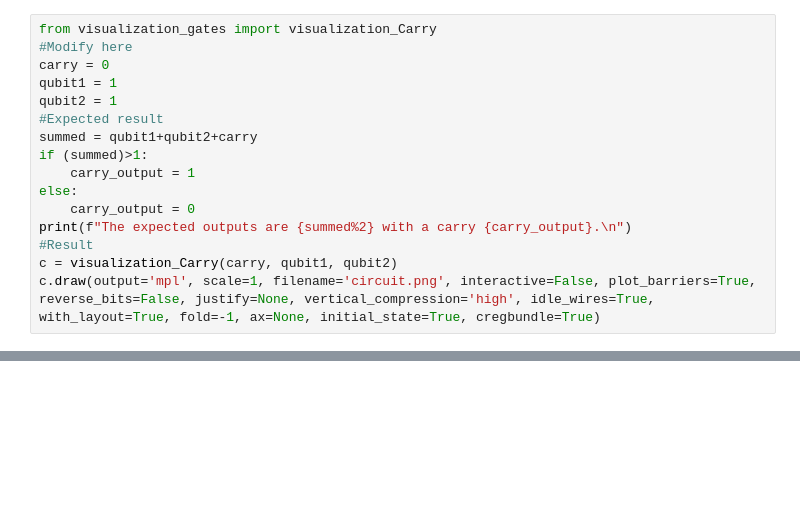
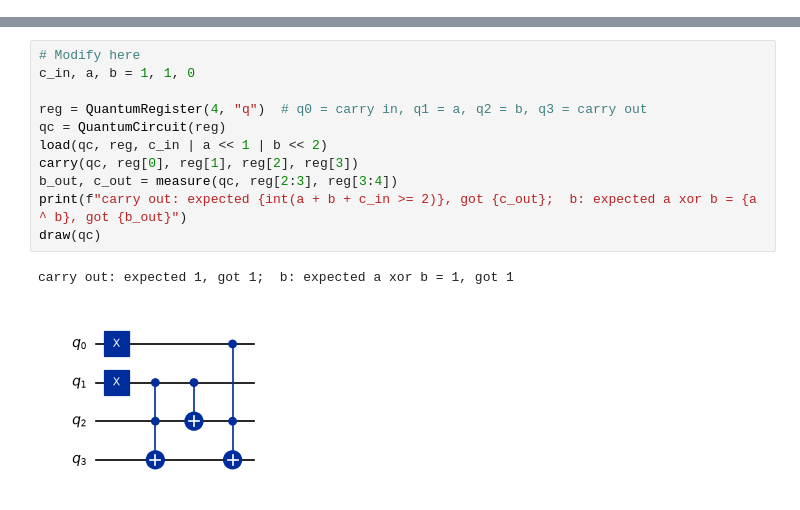
Before and after one commit to maxhant/shor_algorithm_qiskit, a Jupyter notebook: Project_visualization.ipynb, the cells around one changed output, grey strips where cells are left out. Drawn from its saved outputs; the diff is of its cells as text; blank space fills up the shorter version.

```diff
--- a/Project_visualization.ipynb
+++ b/Project_visualization.ipynb
@@ -55,16 +0,0 @@ The corresponding circuit is also represented.
-# %%
-from visualization_gates import visualization_Carry
-#Modify here
-carry = 0
-qubit1 = 1
-qubit2 = 1
-#Expected result
-summed = qubit1+qubit2+carry
-if (summed)>1:
-    carry_output = 1
-else:
-    carry_output = 0
-print(f"The expected outputs are {summed%2} with a carry {carry_output}.\n")
-#Result
-c = visualization_Carry(carry, qubit1, qubit2)
-c.draw(output='mpl', scale=1, filename='circuit.png', interactive=False, plot_barriers=True, reverse_bits=False, justify=None, vertical_compression='high', idle_wires=True, with_layout=True, fold=-1, ax=None, initial_state=True, cregbundle=True)
@@ -143,0 +63,14 @@ There are two remaining function used for Shor's alogrithm which are the Ctrl-MU
+# %%
+# Modify here
+c_in, a, b = 1, 1, 0
+
+reg = QuantumRegister(4, "q")  # q0 = carry in, q1 = a, q2 = b, q3 = carry out
+qc = QuantumCircuit(reg)
+load(qc, reg, c_in | a << 1 | b << 2)
+carry(qc, reg[0], reg[1], reg[2], reg[3])
+b_out, c_out = measure(qc, reg[2:3], reg[3:4])
+print(f"carry out: expected {int(a + b + c_in >= 2)}, got {c_out};  b: expected a xor b = {a ^ b}, got {b_out}")
+draw(qc)
+# %% [output]
+carry out: expected 1, got 1;  b: expected a xor b = 1, got 1
+[figure, added]
```
Also changed, not shown: parts of 28 cells of this notebook, 17 other files.
